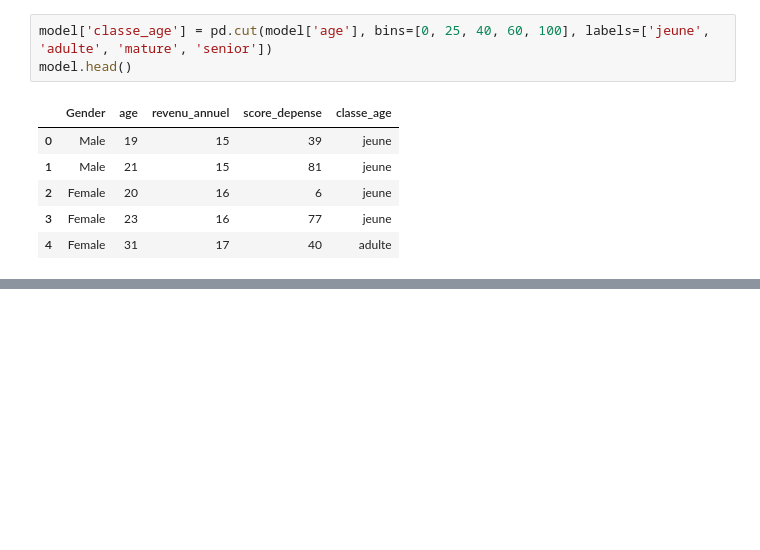
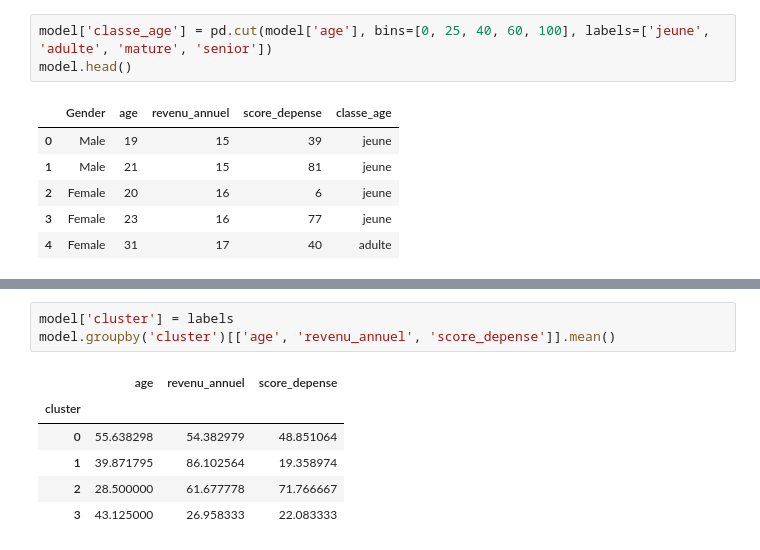
Before and after one commit to MioraIrinah/Machine-Learning, a Jupyter notebook: Clustering/Clustering.ipynb, the cells around one changed output, grey strips where cells are left out. Saved outputs shown, nothing was run; the diff lists cells and outputs as text; blank space fills up the shorter version.

```diff
--- a/Clustering/Clustering.ipynb
+++ b/Clustering/Clustering.ipynb
@@ -102,0 +145,10 @@ model.head()
+# %%
+model['cluster'] = labels
+model.groupby('cluster')[['age', 'revenu_annuel', 'score_depense']].mean()
+# %% [output]
+|  | age | revenu_annuel | score_depense |
+| cluster |  |  |  |
+| 0 | 55.638298 | 54.382979 | 48.851064 |
+| 1 | 39.871795 | 86.102564 | 19.358974 |
+| 2 | 28.500000 | 61.677778 | 71.766667 |
+| 3 | 43.125000 | 26.958333 | 22.083333 |
```
Also changed, not shown: parts of 3 cells of this notebook.
